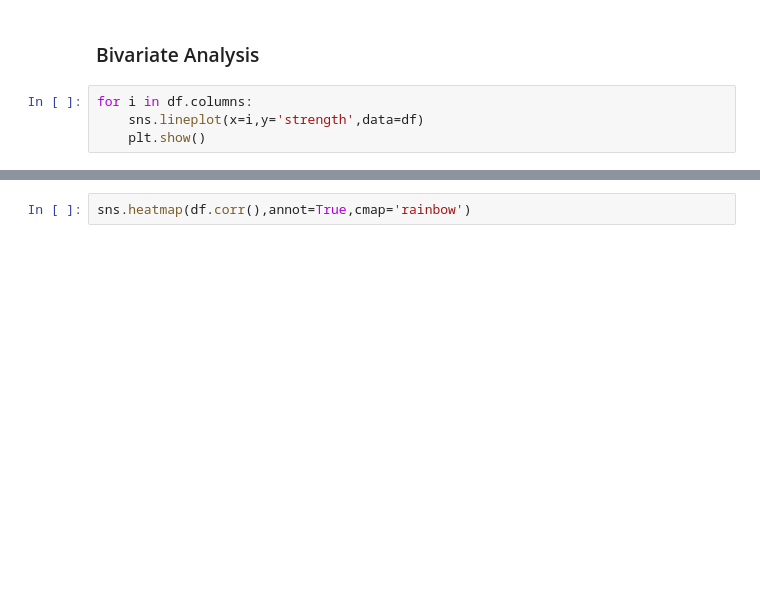
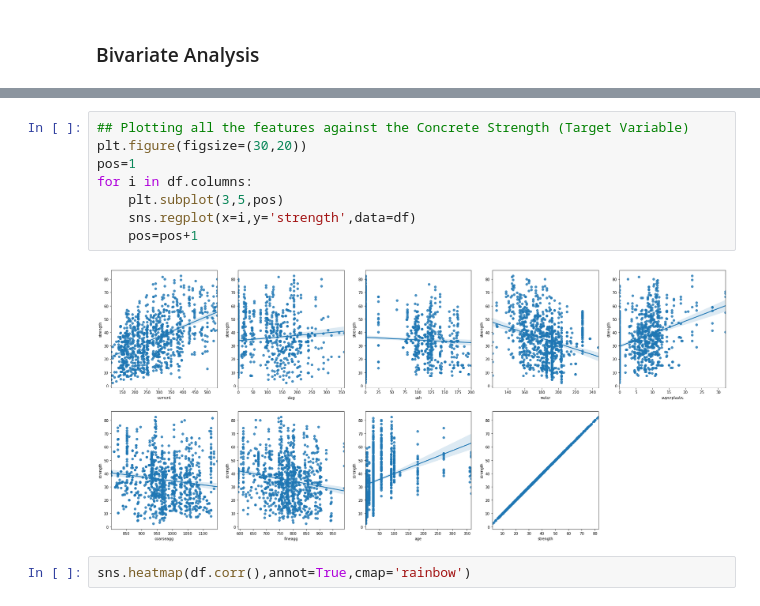
Before and after one commit to bharnats/Concrete-Strength-Prediction, a Jupyter notebook: ConcreteStrength_Regression.ipynb, the cells around one changed output, grey strips where cells are left out. Saved outputs shown, nothing was run; the diff lists cells and outputs as text; blank space fills up the shorter version.

```diff
--- a/ConcreteStrength_Regression.ipynb
+++ b/ConcreteStrength_Regression.ipynb
@@ -126,6 +121,2 @@ for i in df.columns:
 # %% [markdown]
 ### Bivariate Analysis
-# %%
-for i in df.columns:
-    sns.lineplot(x=i,y='strength',data=df)
-    plt.show()
@@ -142,3 +123,13 @@ for i in df.columns:
+# %%
+## Plotting all the features against the Concrete Strength (Target Variable)
+plt.figure(figsize=(30,20))
+pos=1
+for i in df.columns:
+    plt.subplot(3,5,pos)
+    sns.regplot(x=i,y='strength',data=df)
+    pos=pos+1
+# %% [output]
+[figure, added]
 # %%
 sns.heatmap(df.corr(),annot=True,cmap='rainbow')
 # %% [output]
```
Also changed, not shown: parts of 18 cells of this notebook, 2 other files.
